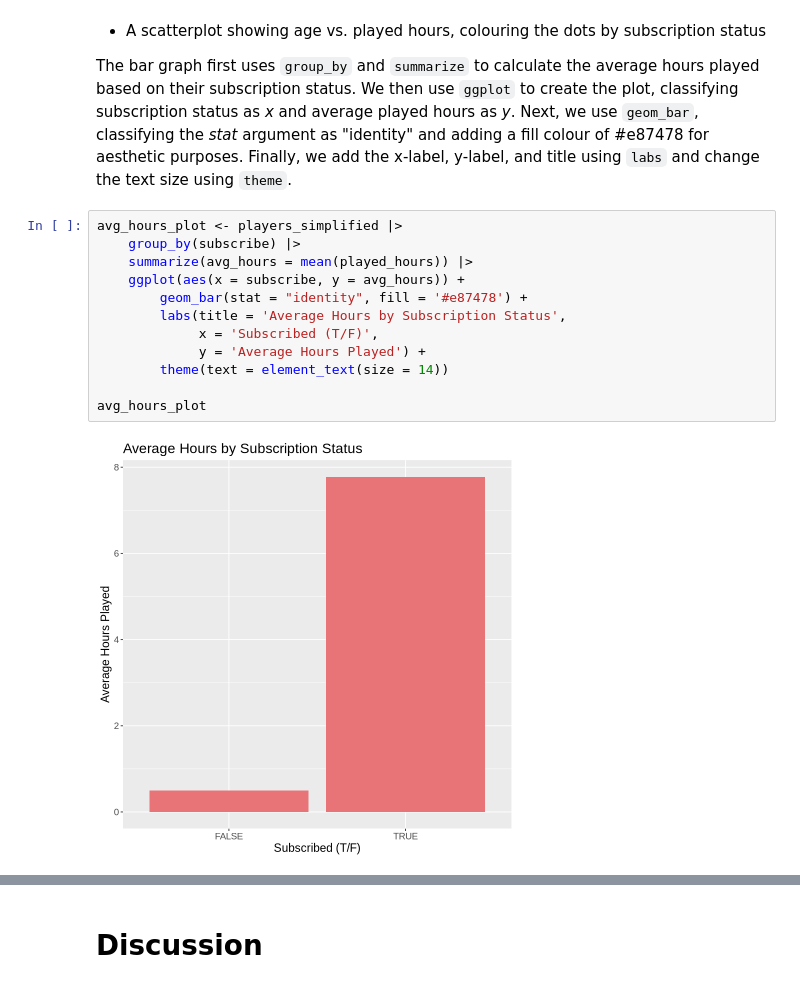
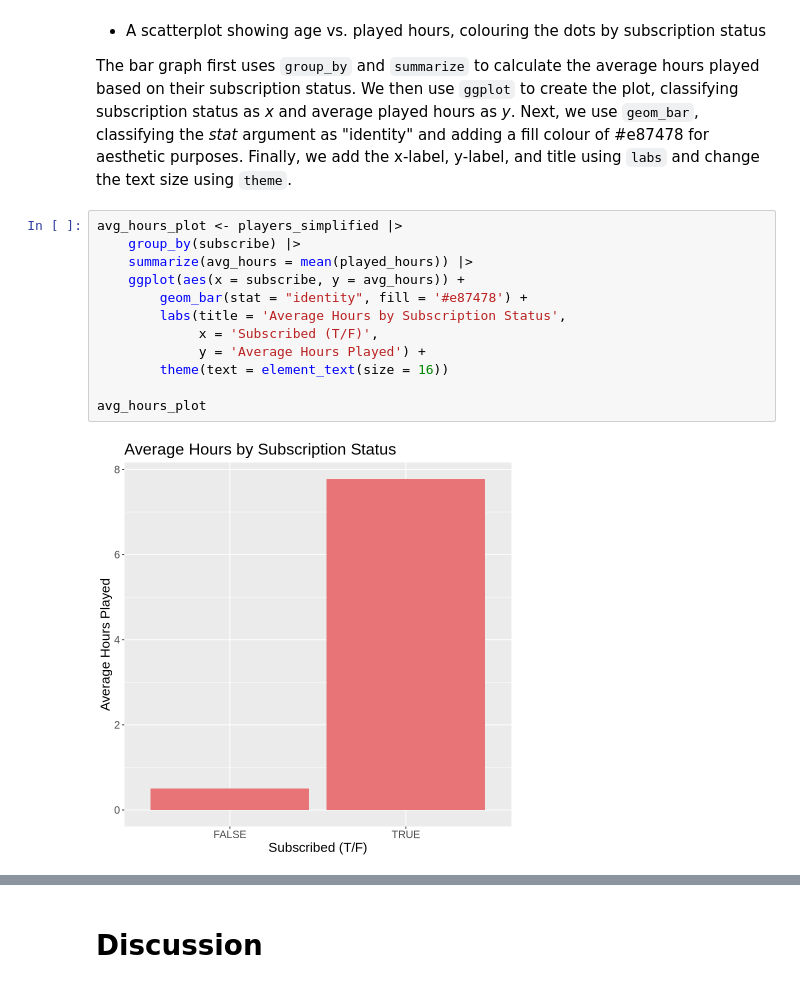
Before and after one commit to justin-pilson/dsci-100-project-2025w2-group-31, a Jupyter notebook: group-project-main-file.ipynb, the cells around one changed output, grey strips where cells are left out. Drawn from its saved outputs; the diff is of its cells as text.

Commit message:
Finished adding code (graphs and classification model)

```diff
--- a/group-project-main-file.ipynb
+++ b/group-project-main-file.ipynb
@@ -102,14 +124,14 @@ The bar graph first uses `group_by` and `summarize` to calculate the average hou
 # %%
 avg_hours_plot <- players_simplified |>
     group_by(subscribe) |>
     summarize(avg_hours = mean(played_hours)) |>
     ggplot(aes(x = subscribe, y = avg_hours)) +
         geom_bar(stat = "identity", fill = '#e87478') +
         labs(title = 'Average Hours by Subscription Status',
              x = 'Subscribed (T/F)',
              y = 'Average Hours Played') +
-        theme(text = element_text(size = 14))
+        theme(text = element_text(size = 16))
 
 avg_hours_plot
 # %% [output]
-[figure, old version]
+[figure, new version]
```
Also changed, not shown: parts of 27 cells of this notebook.
